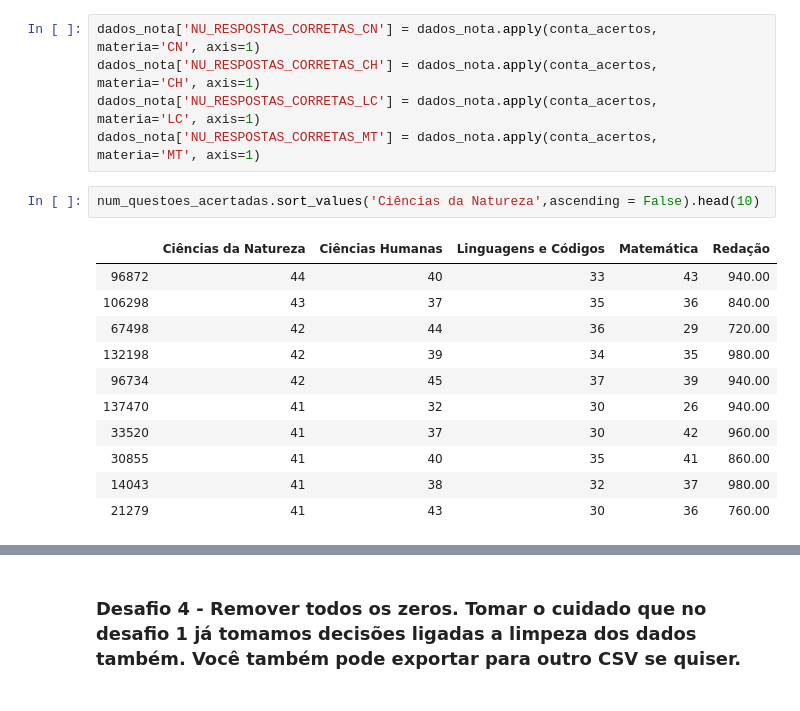
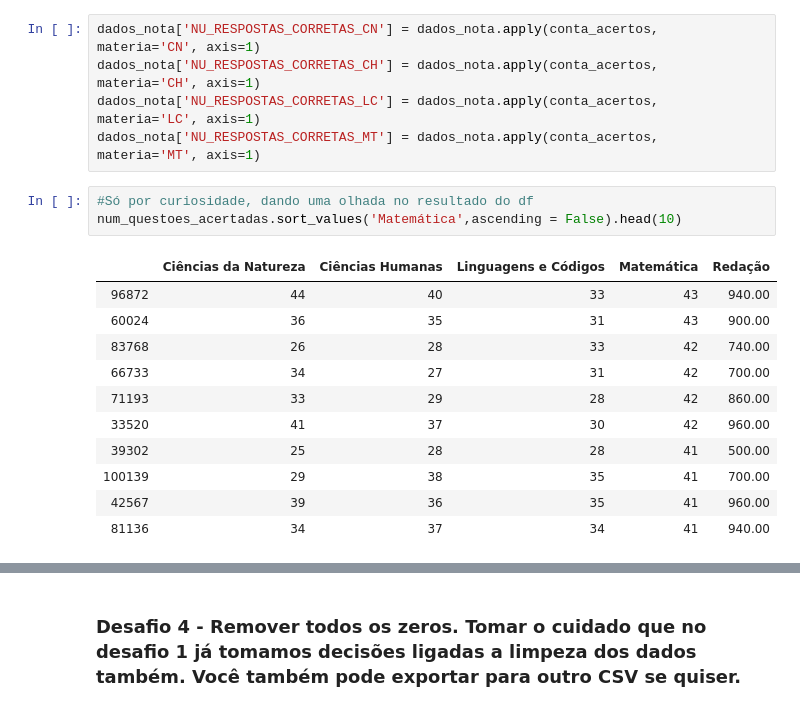
Before and after one commit to mtalaisys/quarentenadados, a Jupyter notebook: QuarentenaDados - Aula 4 e Aula 5.ipynb, the cells around one changed output, grey strips where cells are left out. Saved outputs shown, nothing was run; the diff lists cells and outputs as text.

```diff
--- a/QuarentenaDados - Aula 4 e Aula 5.ipynb
+++ b/QuarentenaDados - Aula 4 e Aula 5.ipynb
@@ -222,18 +222,19 @@ dados_nota['NU_RESPOSTAS_CORRETAS_CN'] = dados_nota.apply(conta_acertos, materia
 dados_nota['NU_RESPOSTAS_CORRETAS_CH'] = dados_nota.apply(conta_acertos, materia='CH', axis=1)
 dados_nota['NU_RESPOSTAS_CORRETAS_LC'] = dados_nota.apply(conta_acertos, materia='LC', axis=1)
 dados_nota['NU_RESPOSTAS_CORRETAS_MT'] = dados_nota.apply(conta_acertos, materia='MT', axis=1)
-# %%
-num_questoes_acertadas.sort_values('Ciências da Natureza',ascending = False).head(10)
-# %% [output]
-|  | Ciências da Natureza | Ciências Humanas | Linguagens e Códigos | Matemática | Redação |
-| 96872 | 44 | 40 | 33 | 43 | 940.00 |
-| 106298 | 43 | 37 | 35 | 36 | 840.00 |
-| 67498 | 42 | 44 | 36 | 29 | 720.00 |
-| 132198 | 42 | 39 | 34 | 35 | 980.00 |
-| 96734 | 42 | 45 | 37 | 39 | 940.00 |
-| 137470 | 41 | 32 | 30 | 26 | 940.00 |
-| 33520 | 41 | 37 | 30 | 42 | 960.00 |
-| 30855 | 41 | 40 | 35 | 41 | 860.00 |
-| 14043 | 41 | 38 | 32 | 37 | 980.00 |
-| 21279 | 41 | 43 | 30 | 36 | 760.00 |
+# %%
+#Só por curiosidade, dando uma olhada no resultado do df
+num_questoes_acertadas.sort_values('Matemática',ascending = False).head(10)
+# %% [output]
+|  | Ciências da Natureza | Ciências Humanas | Linguagens e Códigos | Matemática | Redação |
+| 96872 | 44 | 40 | 33 | 43 | 940.00 |
+| 60024 | 36 | 35 | 31 | 43 | 900.00 |
+| 83768 | 26 | 28 | 33 | 42 | 740.00 |
+| 66733 | 34 | 27 | 31 | 42 | 700.00 |
+| 71193 | 33 | 29 | 28 | 42 | 860.00 |
+| 33520 | 41 | 37 | 30 | 42 | 960.00 |
+| 39302 | 25 | 28 | 28 | 41 | 500.00 |
+| 100139 | 29 | 38 | 35 | 41 | 700.00 |
+| 42567 | 39 | 36 | 35 | 41 | 960.00 |
+| 81136 | 34 | 37 | 34 | 41 | 940.00 |
 # %%
```
Also changed, not shown: parts of 7 cells of this notebook.
